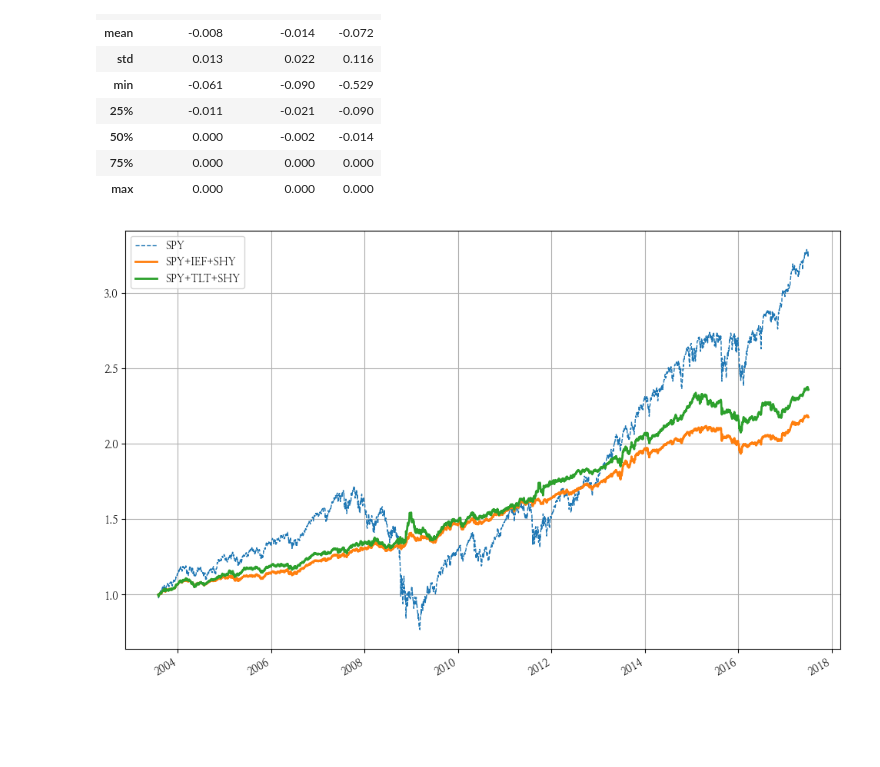
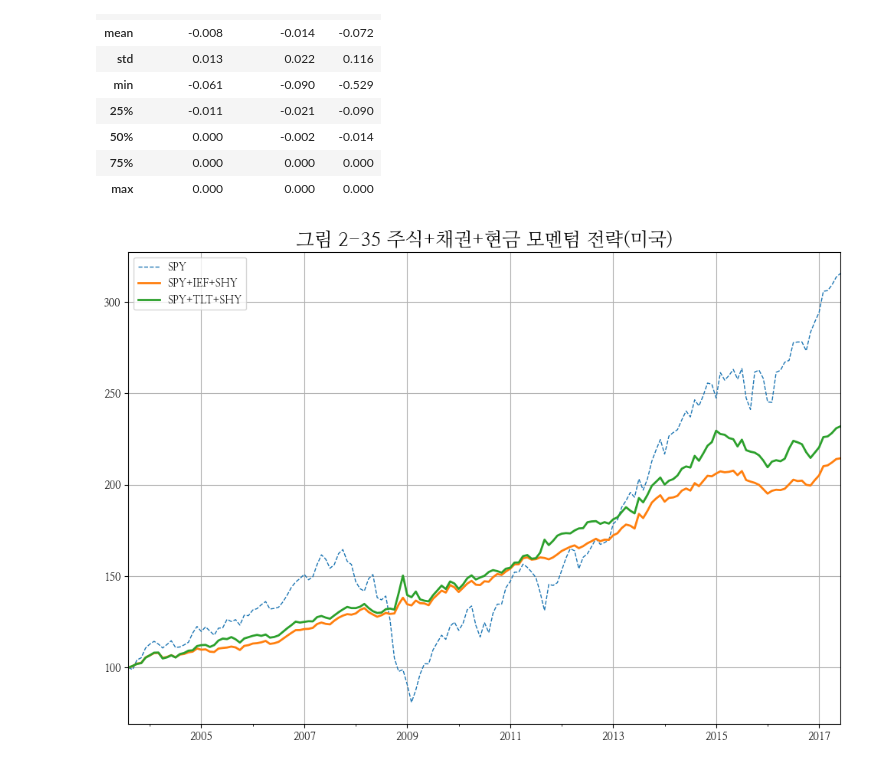
Before and after one commit to hermian/startetf, a Jupyter notebook: 2.35_주식채권현금_평균모멘텀스코어_분산투자_미국.ipynb, the cells around one changed output. Saved outputs shown, nothing was run; the diff lists cells and outputs as text; code cells hidden in the pictures; blank space fills up the shorter version.

```diff
--- a/2.35_주식채권현금_평균모멘텀스코어_분산투자_미국.ipynb
+++ b/2.35_주식채권현금_평균모멘텀스코어_분산투자_미국.ipynb
@@ -104,16 +106,12 @@ class WeighAMS(bt.Algo):
 # %% [markdown]
 ## 전략 생성
 # %%
-# 매월 초
-# lags 1은 한달 전  ~ 13개월전 평균 모멘텀 스코어
-def average_momentum_score_strategy(name, data, tickers, lags=1, months=12):
+def average_momentum_score_strategy(name, data, tickers, months=12):
     st = bt.Strategy(name,
         [
-            bt.algos.RunMonthly(run_on_first_date=True,
-                                run_on_end_of_period=False, #월초
-                                run_on_last_date=False),
+            bt.algos.RunMonthly(), # 월초
             bt.algos.SelectThese(tickers),
-            WeighAMS(lags, months), # lags=0이면 위와 같다.
+            WeighAverageMomentumScoreIncludeCash(months),
             PrintTempWeights(),
             bt.algos.Rebalance()
         ]
@@ -227,13 +234,14 @@ r.prices.resample('MS').first().to_drawdown_series().describe()
 # %%
 r_spy.set_date_range(start,e)
 r10.set_date_range(start,e)
 r20.set_date_range(start,e)
 
-ax1 = r_spy.prices['2003-8-1':'2017-6'].rebase(1).plot(ls='--', figsize=(12, 8));
-r10.prices['2003-8-1':'2017-6'].rebase(1).plot(ax=ax1, lw=2, figsize=(12, 8));
-r20.prices['2003-8-1':'2017-6'].rebase(1).plot(ax=ax1, lw=2, figsize=(12, 8));
+ax1 = r_spy.plot(freq='M', ls='--', figsize=(12, 8));
+r10.plot(freq='M', ax=ax1, lw=2, figsize=(12, 8));
+r20.plot(freq='M', ax=ax1, lw=2, figsize=(12, 8));
+plt.title("그림 2-35 주식+채권+현금 모멘텀 전략(미국)", fontsize=18);
 # %% [output]
-[figure, old version]
+[figure, new version]
 # %%
 r_all = bt.run(bt_10, bt_20, bt_spy)
 r_all.set_date_range(start)
```
Also changed, not shown: parts of 11 cells of this notebook.
